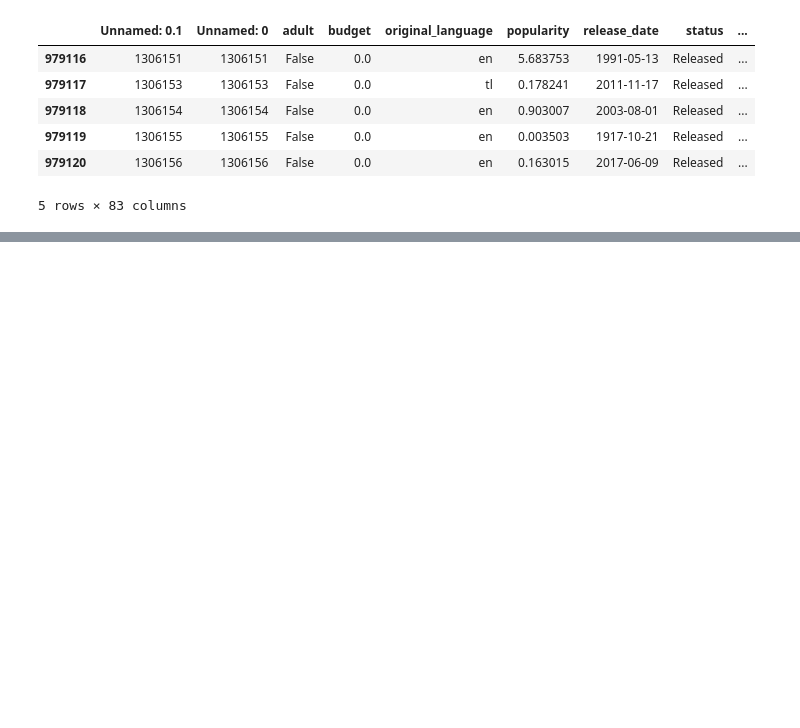
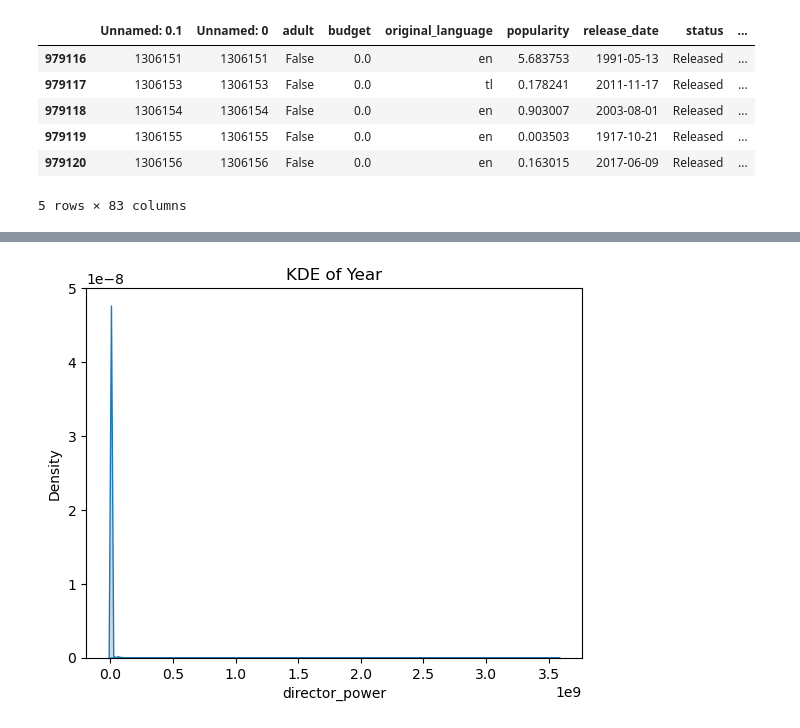
Before and after one commit to Rakshya8/movie_project, a Jupyter notebook: 03-star-power.ipynb, the cells around one changed output, grey strips where cells are left out. Drawn from its saved outputs; the diff is of its cells as text; code cells hidden in the pictures; blank space fills up the shorter version.

```diff
--- a/03-star-power.ipynb
+++ b/03-star-power.ipynb
@@ -134,0 +141,6 @@ df.tail()
+# %%
+sns.kdeplot(df['director_power'], fill=True)
+plt.title("KDE of Year")
+plt.show()
+# %% [output]
+[figure, added]
```
Also changed, not shown: parts of 5 cells of this notebook.
